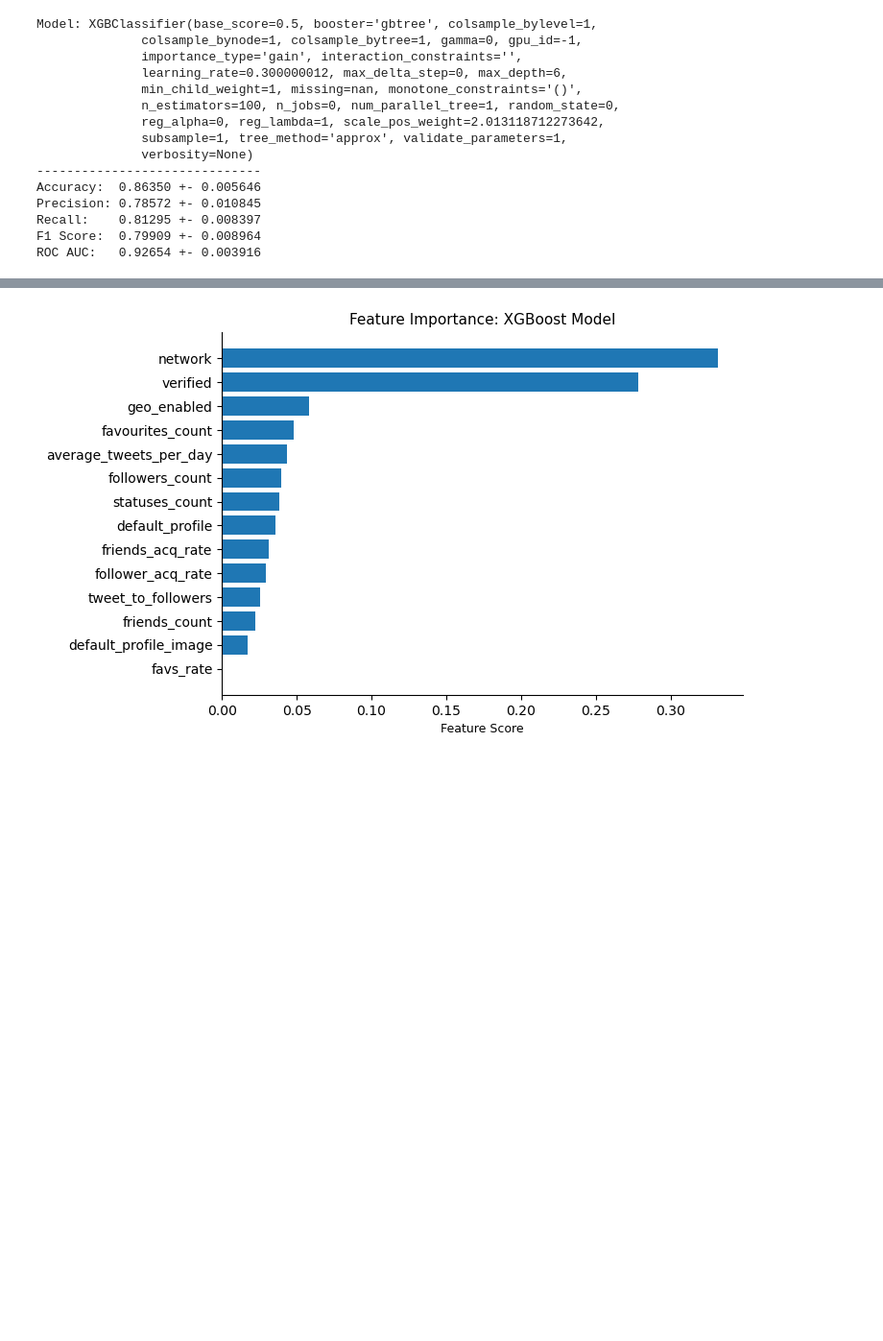
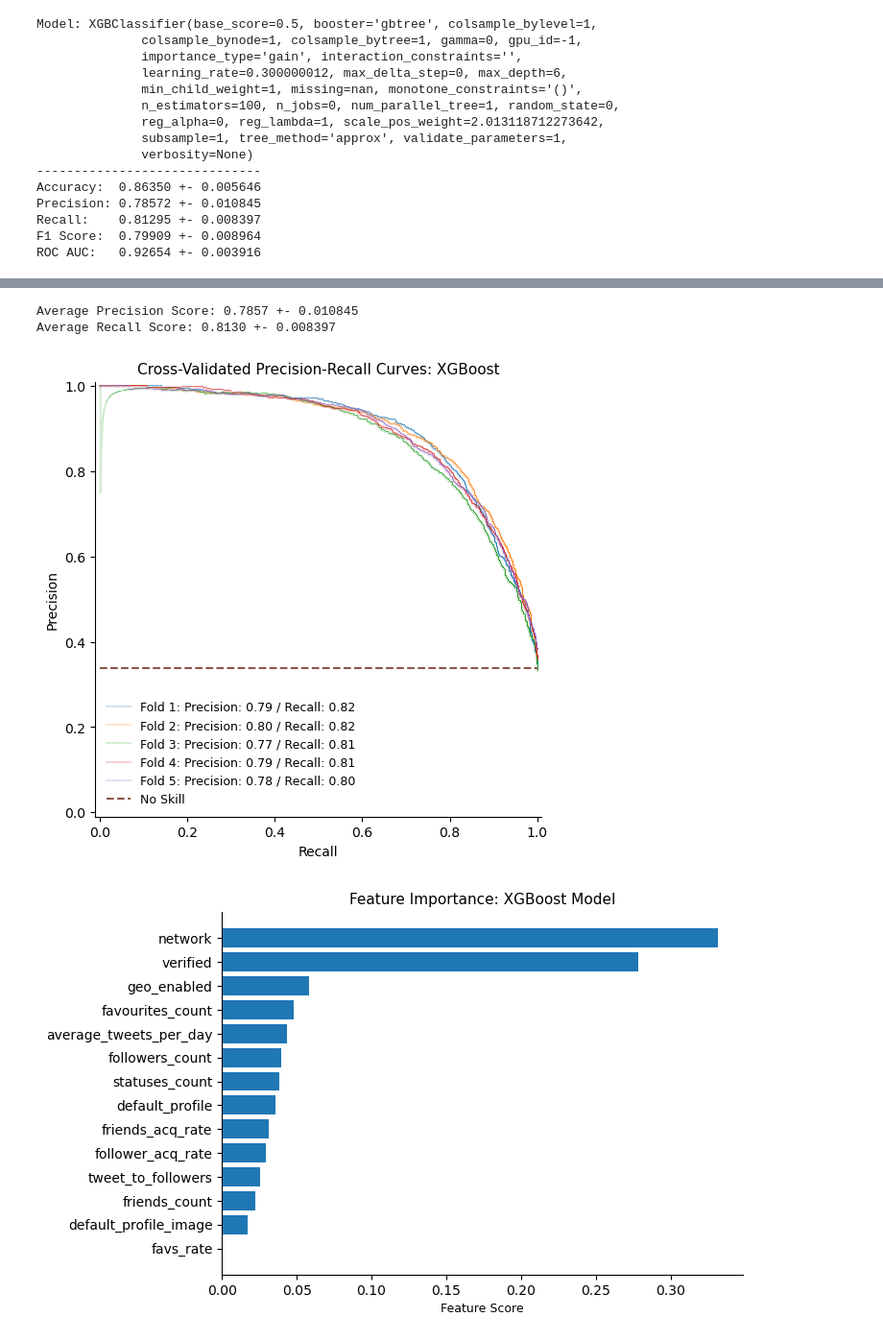
Before and after one commit to scrapfishies/twitter-bot-detection, a Jupyter notebook: modeling.ipynb, the cells around one changed output, grey strips where cells are left out. Shown at 96% size. Drawn from its saved outputs; the diff is of its cells as text; code cells hidden in the pictures; blank space fills up the shorter version.

```diff
--- a/modeling.ipynb
+++ b/modeling.ipynb
@@ -333,3 +344,9 @@ Average AUC Score: 0.9265 +- 0.003916
+# %%
+precision_recall_cv(xgb, X, y, kf, model_alias='XGBoost')
+# %% [output]
+Average Precision Score: 0.7857 +- 0.010845
+Average Recall Score: 0.8130 +- 0.008397
+[figure, added]
 # %%
 plot_feature_importance(xgb, features)
 # %% [output]
```
Also changed, not shown: parts of 13 cells of this notebook, 1 other file.
